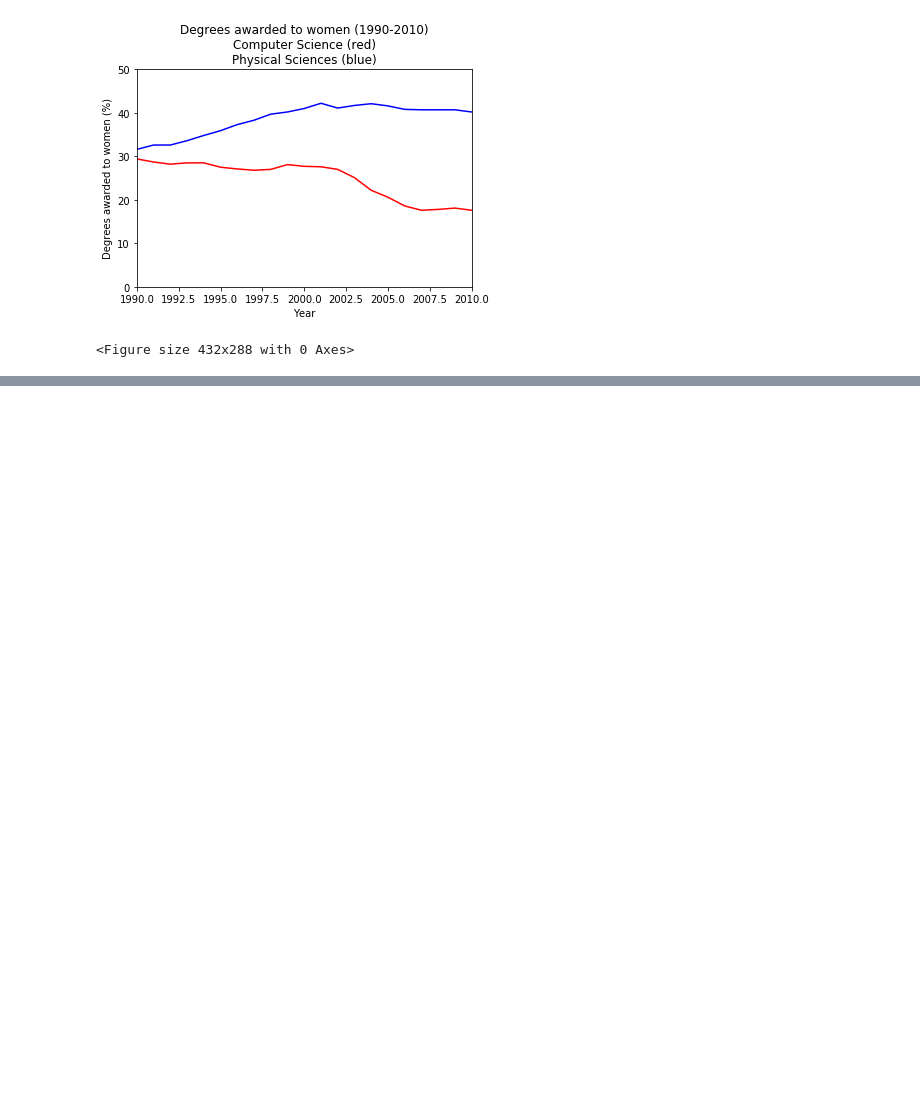
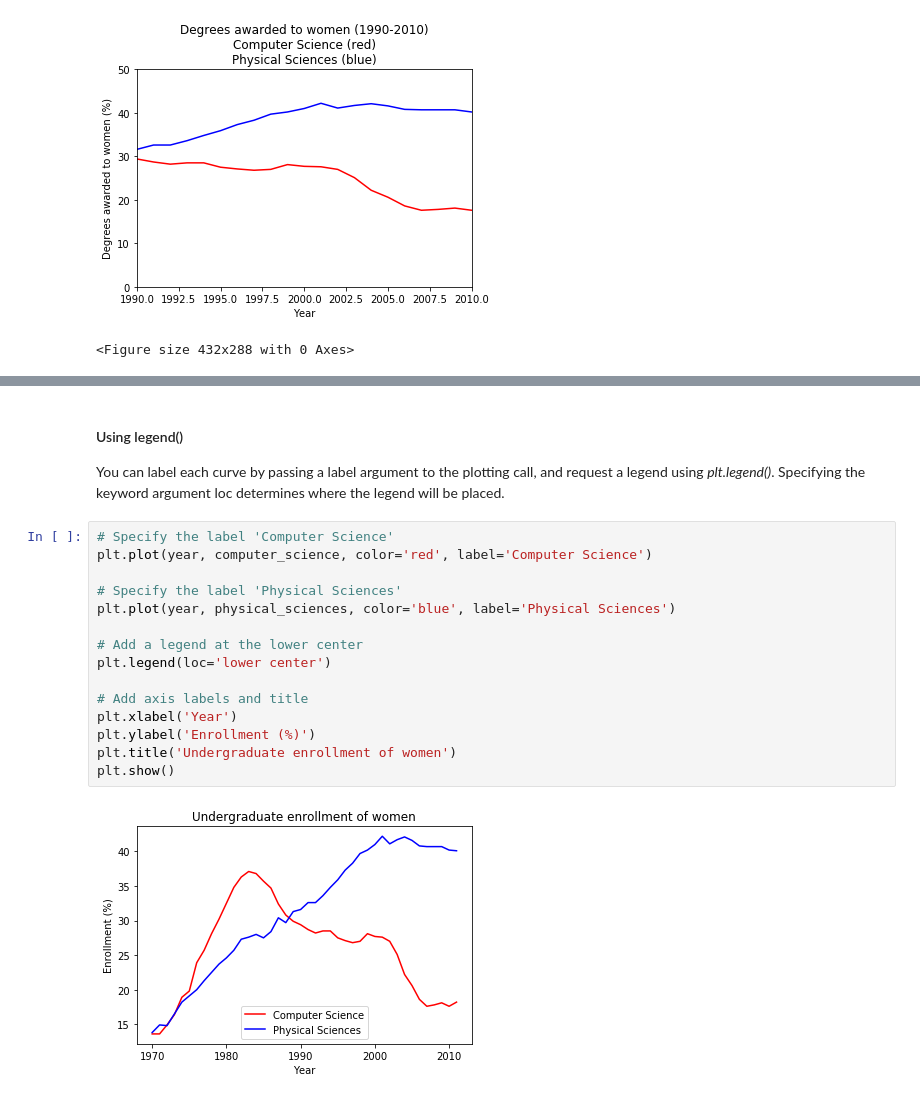
Before and after one commit to jicksy/data-visualization-with-python, a Jupyter notebook: customizing-plots/customizing_plots.ipynb, the cells around one changed output, grey strips where cells are left out. Drawn from its saved outputs; the diff is of its cells as text; blank space fills up the shorter version.

```diff
--- a/customizing-plots/customizing_plots.ipynb
+++ b/customizing-plots/customizing_plots.ipynb
@@ -157,0 +180,20 @@ plt.savefig('xlim_and_ylim.png')
+# %% [markdown]
+#### Using legend()
+You can label each curve by passing a label argument to the plotting call, and request a legend using *plt.legend()*. Specifying the keyword argument loc determines where the legend will be placed.
+# %%
+# Specify the label 'Computer Science'
+plt.plot(year, computer_science, color='red', label='Computer Science')
+
+# Specify the label 'Physical Sciences'
+plt.plot(year, physical_sciences, color='blue', label='Physical Sciences')
+
+# Add a legend at the lower center
+plt.legend(loc='lower center')
+
+# Add axis labels and title
+plt.xlabel('Year')
+plt.ylabel('Enrollment (%)')
+plt.title('Undergraduate enrollment of women')
+plt.show()
+# %% [output]
+[figure, added]
```
Also changed, not shown: parts of 6 cells of this notebook.
